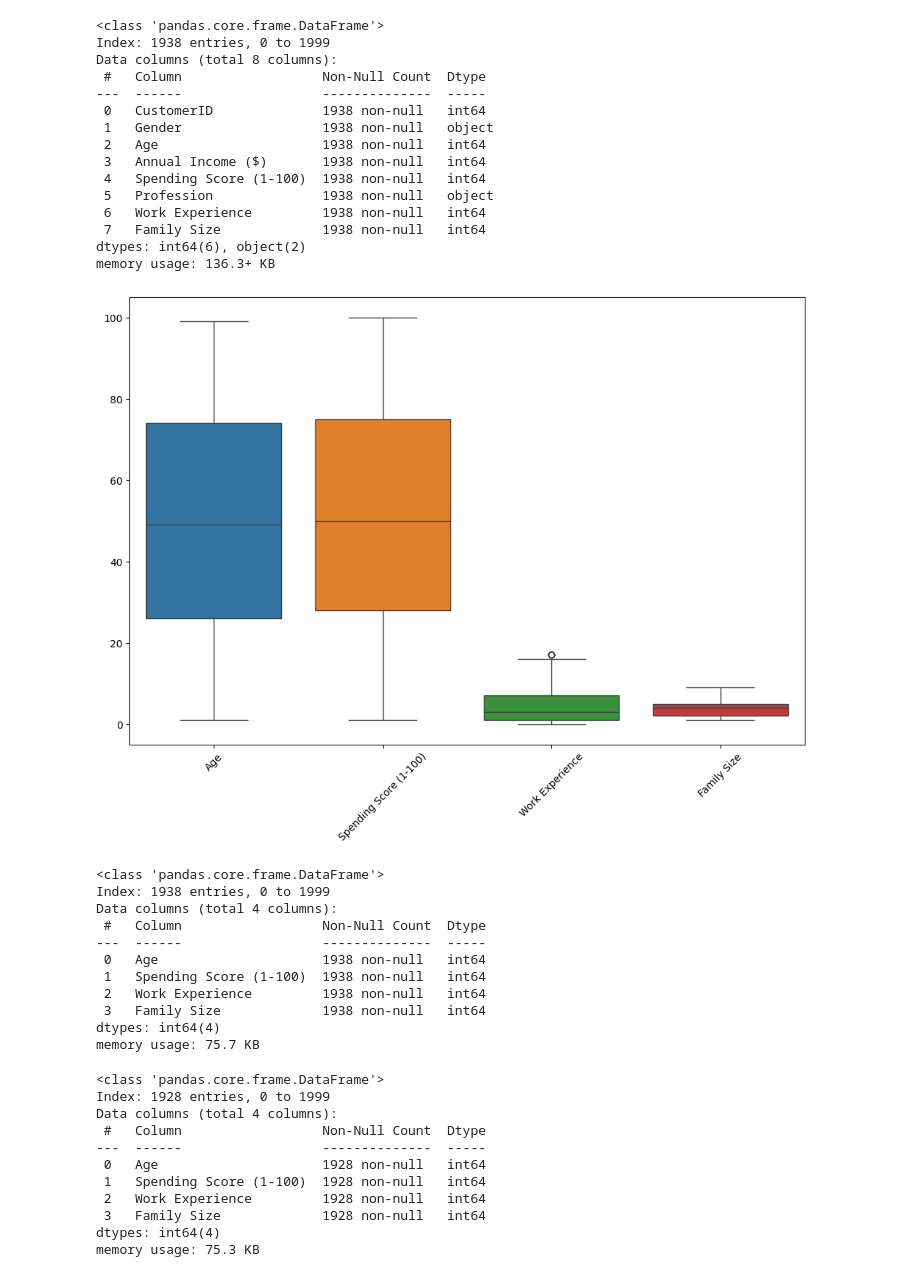
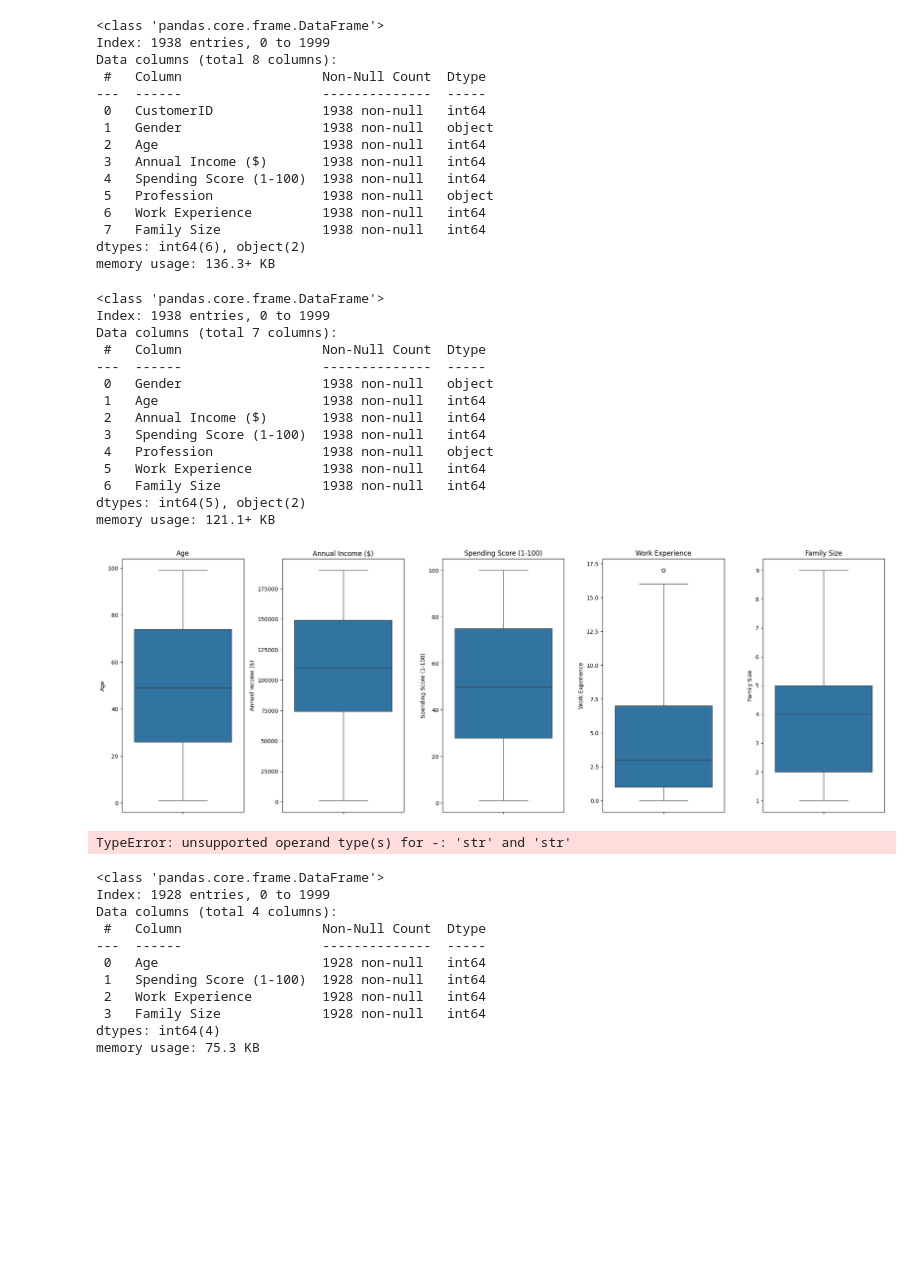
Before and after one commit to mayurasandakalum/shop-customer-data-clustering, a Jupyter notebook: code.ipynb, the cells around one changed output. Saved outputs shown, nothing was run; the diff lists cells and outputs as text; code cells hidden in the pictures; blank space fills up the shorter version.

Commit message:
Refactor code for generating descriptive statistics and update data preprocessing steps

```diff
--- a/code.ipynb
+++ b/code.ipynb
@@ -157,29 +157,46 @@ Data columns (total 8 columns):
  7   Family Size             1938 non-null   int64
 dtypes: int64(6), object(2)
 memory usage: 136.3+ KB
-# %%
-df1 = df[["Age", "Spending Score (1-100)", "Work Experience", "Family Size"]]
-
-plt.figure(figsize=(12, 8))
-sns.boxplot(data=df1)
-plt.xticks(rotation=45)
-plt.show()
-# %% [output]
-[figure, removed]
+# %%
+df1 = df.drop('CustomerID', axis=1)
 # %%
 df1.info()
 # %% [output]
 <class 'pandas.core.frame.DataFrame'>
 Index: 1938 entries, 0 to 1999
-Data columns (total 4 columns):
+Data columns (total 7 columns):
  #   Column                  Non-Null Count  Dtype
 ---  ------                  --------------  -----
- 0   Age                     1938 non-null   int64
- 1   Spending Score (1-100)  1938 non-null   int64
- 2   Work Experience         1938 non-null   int64
- 3   Family Size             1938 non-null   int64
-dtypes: int64(4)
-memory usage: 75.7 KB
+ 0   Gender                  1938 non-null   object
+ 1   Age                     1938 non-null   int64
+ 2   Annual Income ($)       1938 non-null   int64
+ 3   Spending Score (1-100)  1938 non-null   int64
+ 4   Profession              1938 non-null   object
+ 5   Work Experience         1938 non-null   int64
+ 6   Family Size             1938 non-null   int64
+dtypes: int64(5), object(2)
+memory usage: 121.1+ KB
+# %%
+
+plt.figure(figsize=(20, 20))
+
+# Track the current plot index
+plot_index = 1
+
+# Iterate through columns and create boxplots for each numerical column
+for column in df1.columns:
+    if column in categorical_columns:
+        continue
+
+    plt.subplot(3, 5, plot_index)
+    sns.boxplot(data=df1[column])
+    plt.title(column)
+    plot_index += 1
+
+plt.tight_layout()
+plt.show()
+# %% [output]
+[figure, added]
 # %%
 # remove outliers
 for column in df1.columns:
@@ -190,6 +207,8 @@ for column in df1.columns:
         lower_bound = q1 - (1.5 * iqr)
         upper_bound = q3 + (1.5 * iqr)
         df1 = df1[(df1[column] > lower_bound) & (df1[column] < upper_bound)]
+# %% [output]
+TypeError: unsupported operand type(s) for -: 'str' and 'str'
 # %%
 df1.info()
 # %% [output]
```
Also changed, not shown: parts of 2 cells of this notebook.
